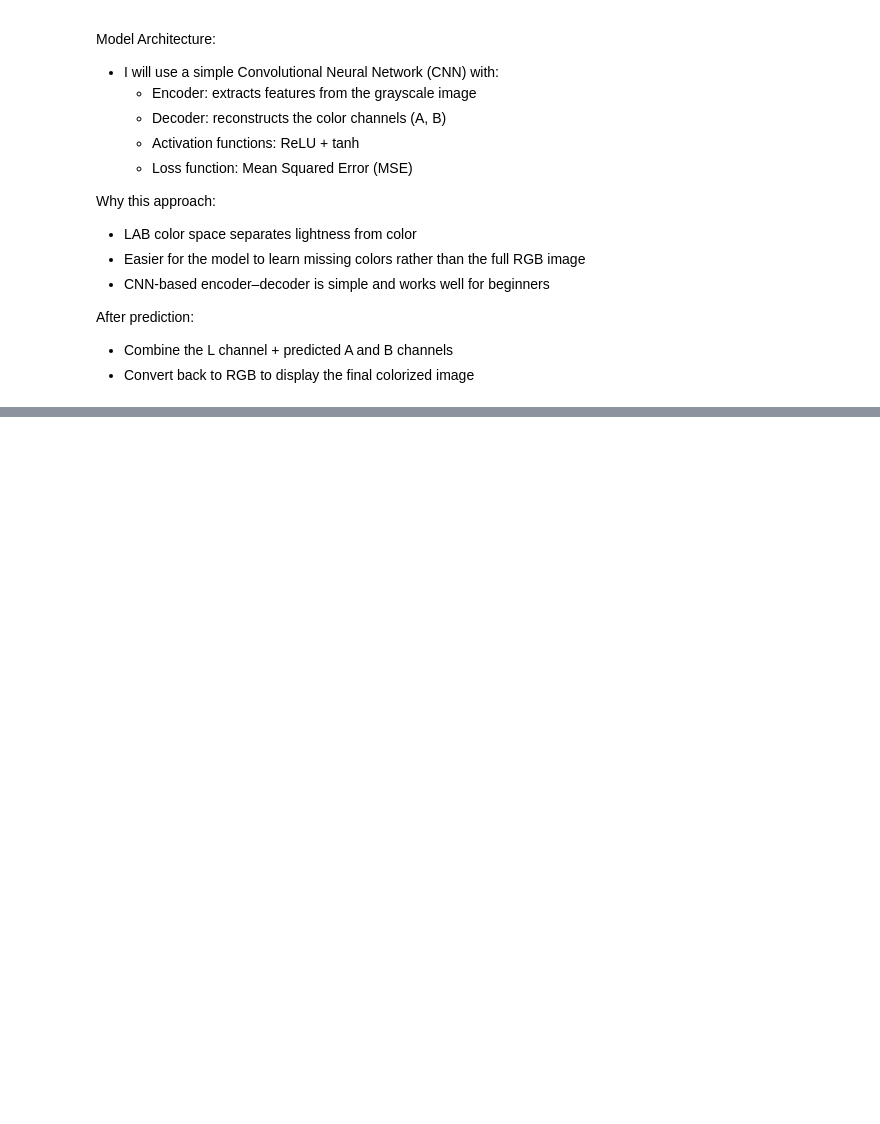
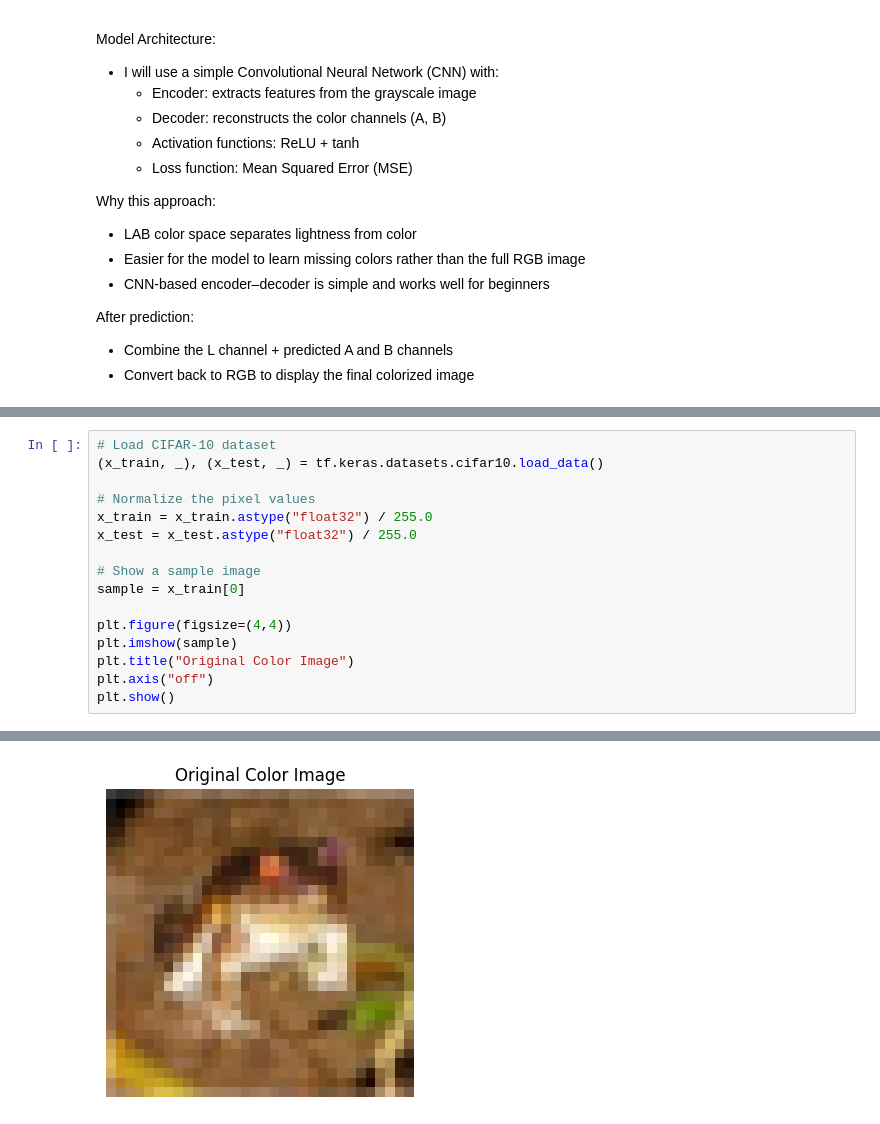
Before and after one commit to rakssan/genai-image-colorization, a Jupyter notebook: colorization_experiments.ipynb, the cells around one changed output, grey strips where cells are left out. Cells and saved outputs as stored; diff of their text form; blank space fills up the shorter version.

```diff
--- a/colorization_experiments.ipynb
+++ b/colorization_experiments.ipynb
@@ -79,0 +93,17 @@ After prediction:
+# %%
+# Load CIFAR-10 dataset
+(x_train, _), (x_test, _) = tf.keras.datasets.cifar10.load_data()
+
+# Normalize the pixel values
+x_train = x_train.astype("float32") / 255.0
+x_test = x_test.astype("float32") / 255.0
+
+# Show a sample image
+sample = x_train[0]
+
+plt.figure(figsize=(4,4))
+plt.imshow(sample)
+plt.title("Original Color Image")
+plt.axis("off")
+plt.show()
+# %% [output]
@@ -79,0 +112 @@ After prediction:
+[figure, added]
```
Also changed, not shown: parts of 11 cells of this notebook.
